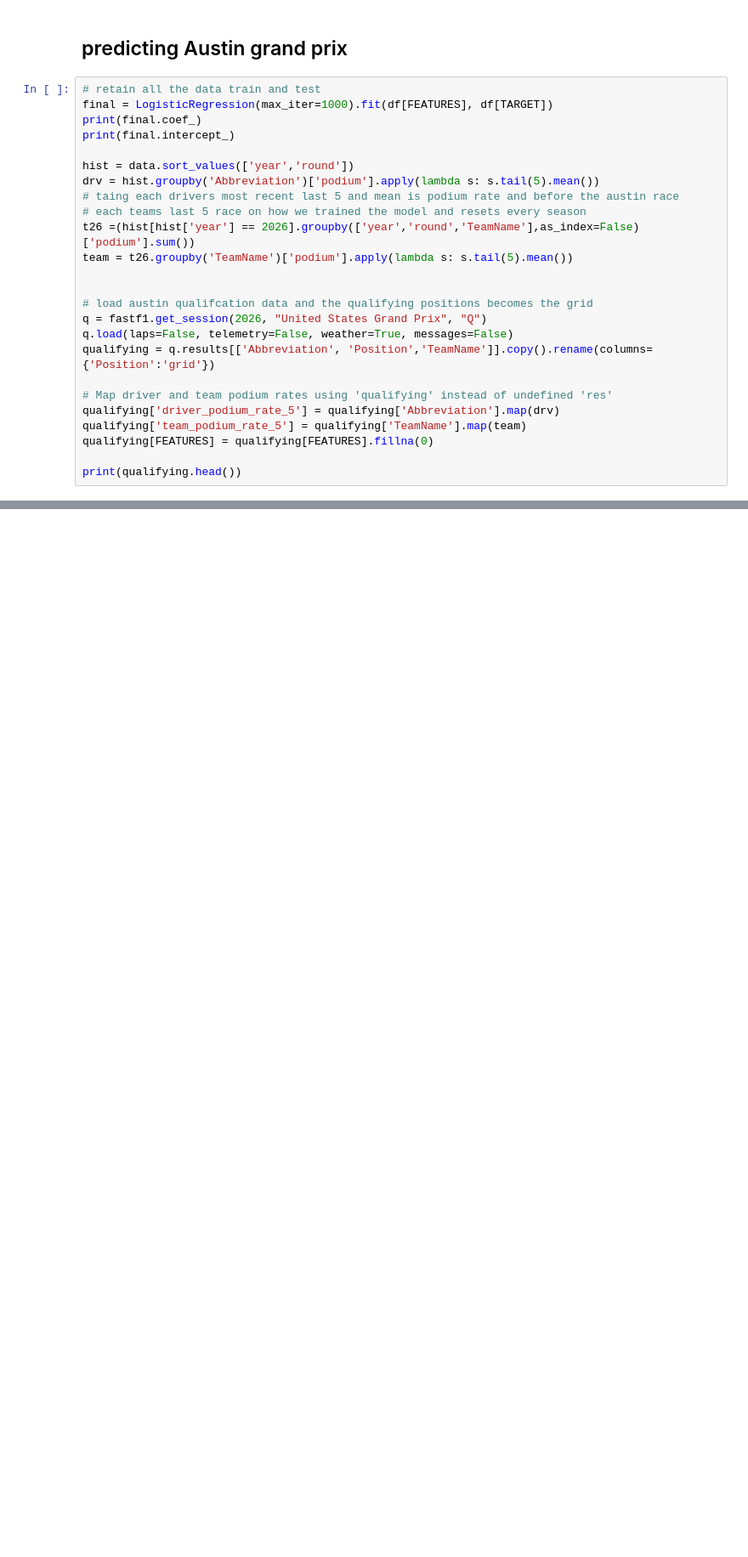
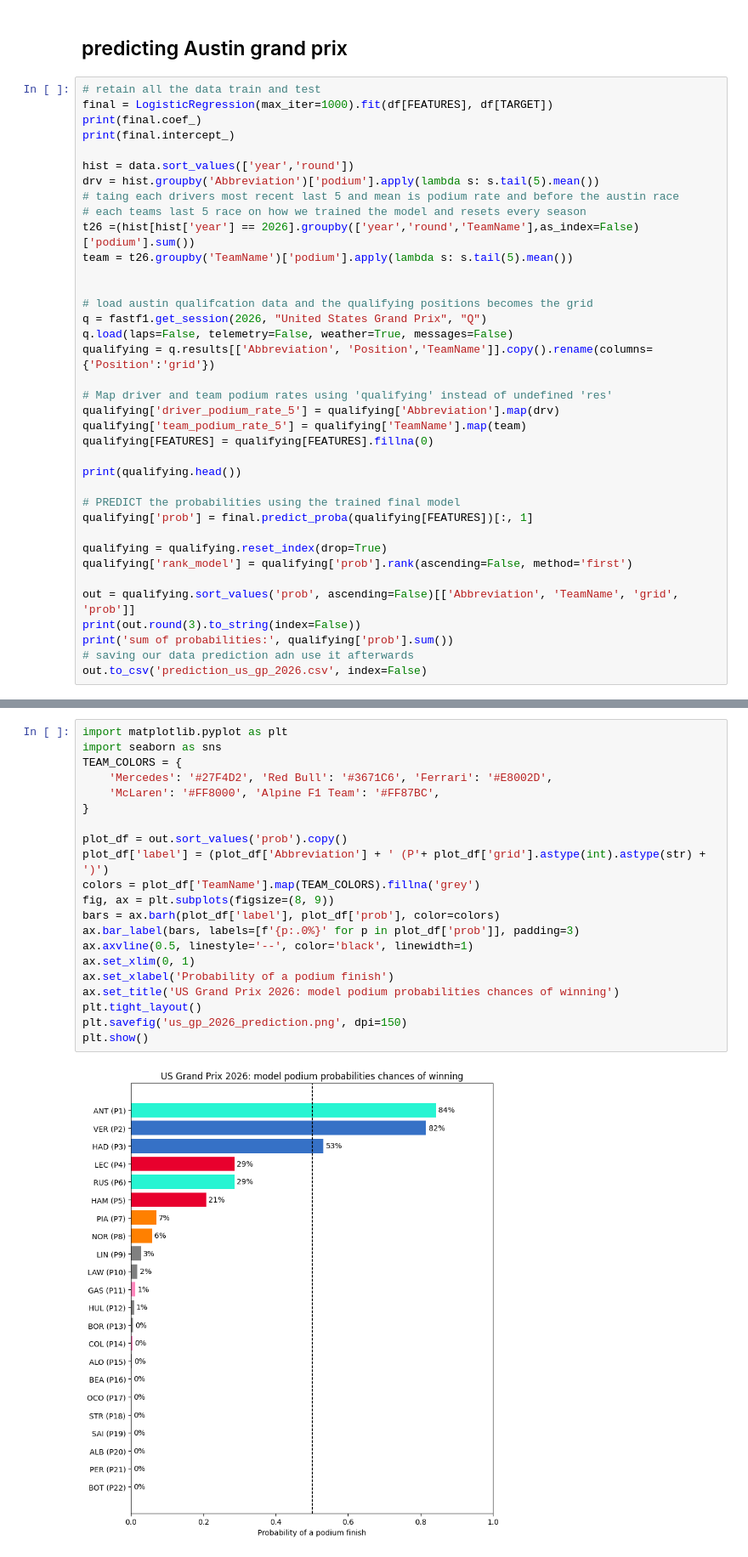
Before and after one commit to Kasera001/Data-Science-projects, a Jupyter notebook: F1_Grand_Prix_Prediction/fastf1.ipynb, the cells around one changed output, grey strips where cells are left out. Shown at 85% size. Cells and saved outputs as stored; diff of their text form; blank space fills up the shorter version.

```diff
--- a/F1_Grand_Prix_Prediction/fastf1.ipynb
+++ b/F1_Grand_Prix_Prediction/fastf1.ipynb
@@ -611,6 +611,18 @@ qualifying['team_podium_rate_5'] = qualifying['TeamName'].map(team)
 qualifying[FEATURES] = qualifying[FEATURES].fillna(0)
 
 print(qualifying.head())
+
+# PREDICT the probabilities using the trained final model
+qualifying['prob'] = final.predict_proba(qualifying[FEATURES])[:, 1]
+
+qualifying = qualifying.reset_index(drop=True)
+qualifying['rank_model'] = qualifying['prob'].rank(ascending=False, method='first')
+
+out = qualifying.sort_values('prob', ascending=False)[['Abbreviation', 'TeamName', 'grid', 'prob']]
+print(out.round(3).to_string(index=False))
+print('sum of probabilities:', qualifying['prob'].sum())
+# saving our data prediction adn use it afterwards
+out.to_csv('prediction_us_gp_2026.csv', index=False)
 # %% [output]
 events      WARNING     Correcting user input 'United States Grand Prix' to 'United States Grand Prix'
 WARNING:fastf1.fastf1.events:Correcting user input 'United States Grand Prix' to 'United States Grand Prix'
@@ -661,0 +678,23 @@ DriverNumber
+# %%
+import matplotlib.pyplot as plt
+import seaborn as sns
+TEAM_COLORS = {
+    'Mercedes': '#27F4D2', 'Red Bull': '#3671C6', 'Ferrari': '#E8002D',
+    'McLaren': '#FF8000', 'Alpine F1 Team': '#FF87BC',
+}
+
+plot_df = out.sort_values('prob').copy()
+plot_df['label'] = (plot_df['Abbreviation'] + ' (P'+ plot_df['grid'].astype(int).astype(str) + ')')
+colors = plot_df['TeamName'].map(TEAM_COLORS).fillna('grey')
+fig, ax = plt.subplots(figsize=(8, 9))
+bars = ax.barh(plot_df['label'], plot_df['prob'], color=colors)
+ax.bar_label(bars, labels=[f'{p:.0%}' for p in plot_df['prob']], padding=3)
+ax.axvline(0.5, linestyle='--', color='black', linewidth=1)
+ax.set_xlim(0, 1)
+ax.set_xlabel('Probability of a podium finish')
+ax.set_title('US Grand Prix 2026: model podium probabilities chances of winning')
+plt.tight_layout()
+plt.savefig('us_gp_2026_prediction.png', dpi=150)
+plt.show()
+# %% [output]
+[figure, added]
```
Also changed, not shown: parts of 2 cells of this notebook.
